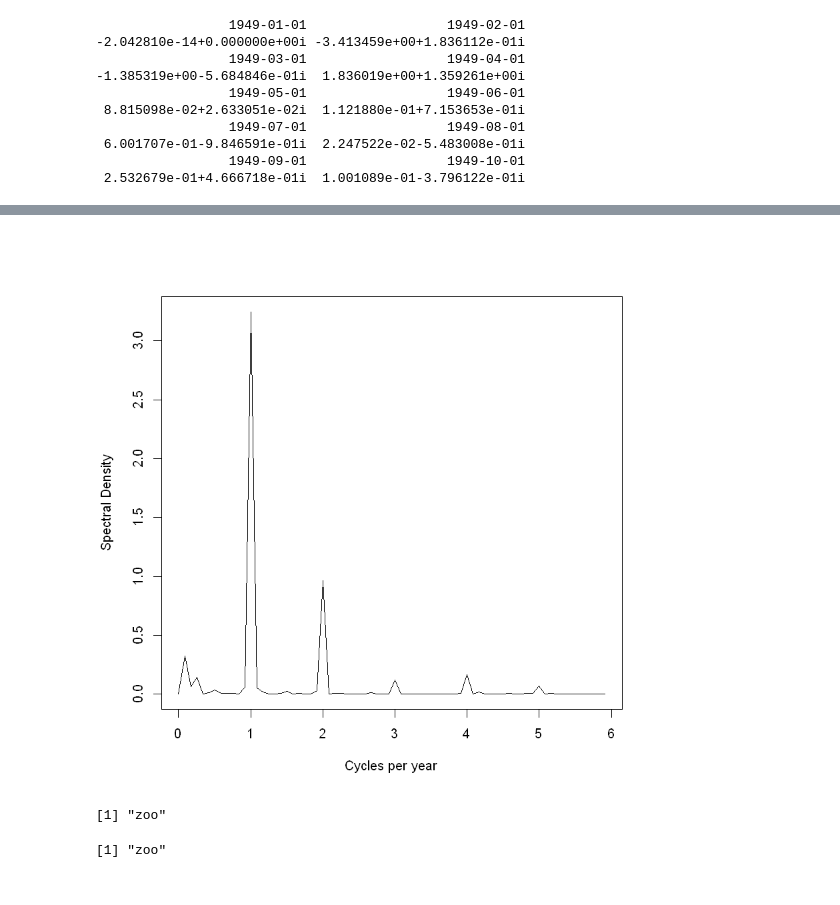
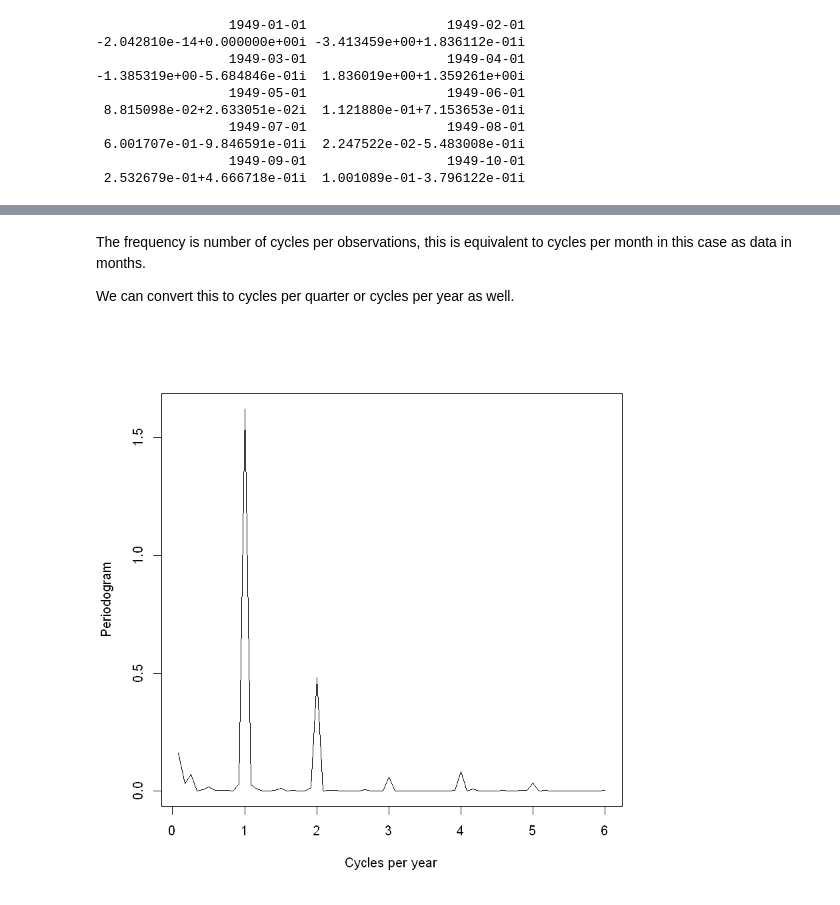
Before and after one commit to gangulymadhura/Time-Series-Analysis, a Jupyter notebook: Time Series Frequency Analysis.ipynb, the cells around one changed output, grey strips where cells are left out. Drawn from its saved outputs; the diff is of its cells as text; code cells hidden in the pictures.

```diff
--- a/Time Series Frequency Analysis.ipynb
+++ b/Time Series Frequency Analysis.ipynb
@@ -148,0 +157,3 @@ plot(spec_freq, spec_perdiodogram, xlab="Cycles per year", ylab="Spectral Densit
+# %%
+density_spectrum <- spectrum(log(df$Passengers),log='no',main="Periodogram",taper=0)
+n = length(df$Passengers)
@@ -149,16 +162,12 @@ plot(spec_freq, spec_perdiodogram, xlab="Cycles per year", ylab="Spectral Densit
+# %% [markdown]
+The frequency is number of cycles per observations, this is equivalent to cycles per month in this case as data in months.
+
+We can convert this to cycles per quarter or cycles per year as well.
 # %%
 # frequency as cycles per year
 sampling_freq = 12
-spec_freq = sampling_freq * (0:((n+1)/2-1))/n
-spec_perdiodogram = periodogram
-plot(spec_freq, spec_perdiodogram, xlab="Cycles per year", ylab="Spectral Density", type="l")
+spec_freq = density_spectrum$freq * sampling_freq
+spec_perdiodogram = 2 * density_spectrum$spec
+plot(spec_freq, spec_perdiodogram, xlab="Cycles per year", ylab="Periodogram", type="l")
 # %% [output]
-[figure, old version]
+[figure, new version]
-# %%
-class(df_detrend)
-# %% [output]
-[1] "zoo"
-# %%
-class(df_2)
-# %% [output]
-[1] "zoo"
```
Also changed, not shown: parts of 23 cells of this notebook.
